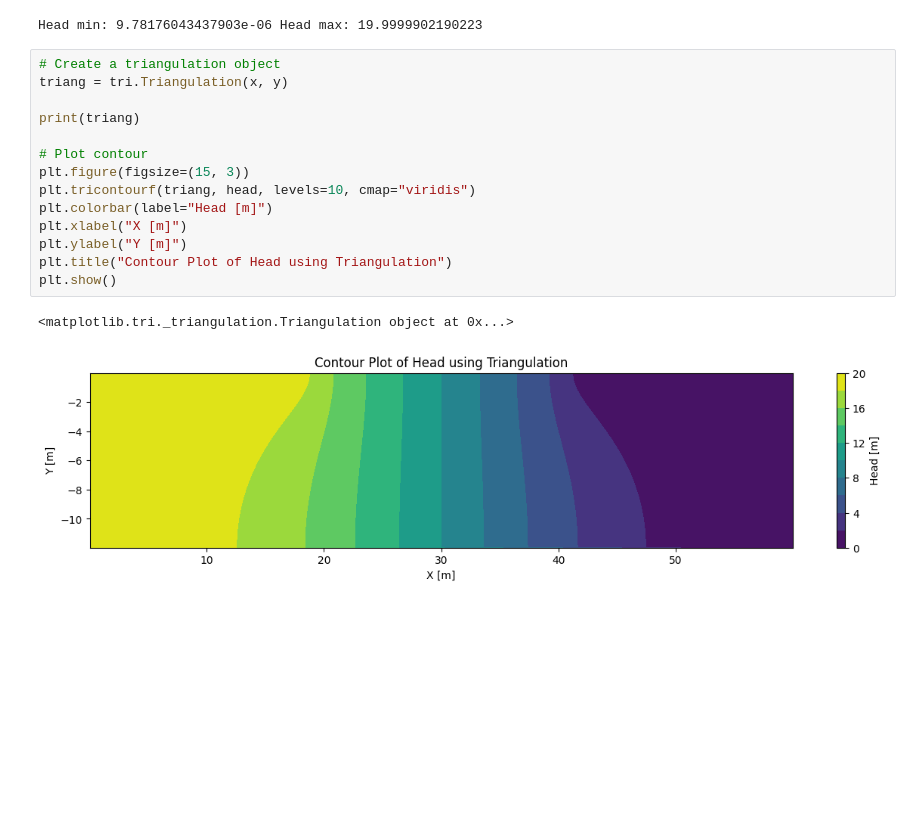
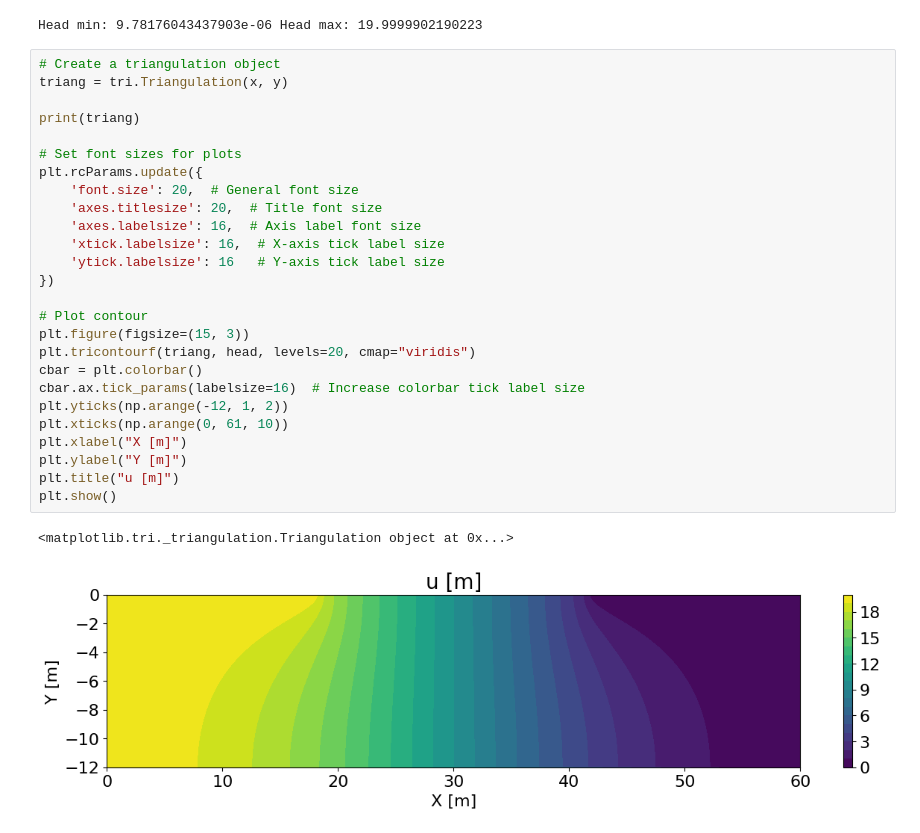
Before and after one commit to jolu2111/Prosjektoppgave, a Jupyter notebook: PLAXIS/PLAXIS_results.ipynb, the cells around one changed output. Drawn from its saved outputs; the diff is of its cells as text; blank space fills up the shorter version.

```diff
--- a/PLAXIS/PLAXIS_results.ipynb
+++ b/PLAXIS/PLAXIS_results.ipynb
@@ -31,18 +31,30 @@ Head min: 9.78176043437903e-06 Head max: 19.9999902190223
 # %%
 # Create a triangulation object
 triang = tri.Triangulation(x, y)
 
 print(triang)
 
+# Set font sizes for plots
+plt.rcParams.update({
+    'font.size': 20,  # General font size
+    'axes.titlesize': 20,  # Title font size
+    'axes.labelsize': 16,  # Axis label font size
+    'xtick.labelsize': 16,  # X-axis tick label size
+    'ytick.labelsize': 16   # Y-axis tick label size
+})
+
 # Plot contour
 plt.figure(figsize=(15, 3))
-plt.tricontourf(triang, head, levels=10, cmap="viridis")
-plt.colorbar(label="Head [m]")
+plt.tricontourf(triang, head, levels=20, cmap="viridis")
+cbar = plt.colorbar()
+cbar.ax.tick_params(labelsize=16)  # Increase colorbar tick label size
+plt.yticks(np.arange(-12, 1, 2))
+plt.xticks(np.arange(0, 61, 10))
 plt.xlabel("X [m]")
 plt.ylabel("Y [m]")
-plt.title("Contour Plot of Head using Triangulation")
+plt.title("u [m]")
 plt.show()
 # %% [output]
 <matplotlib.tri._triangulation.Triangulation object at 0x...>
-[figure, old version]
+[figure, new version]
 # %%
```
Also changed, not shown: parts of 11 cells of this notebook.
